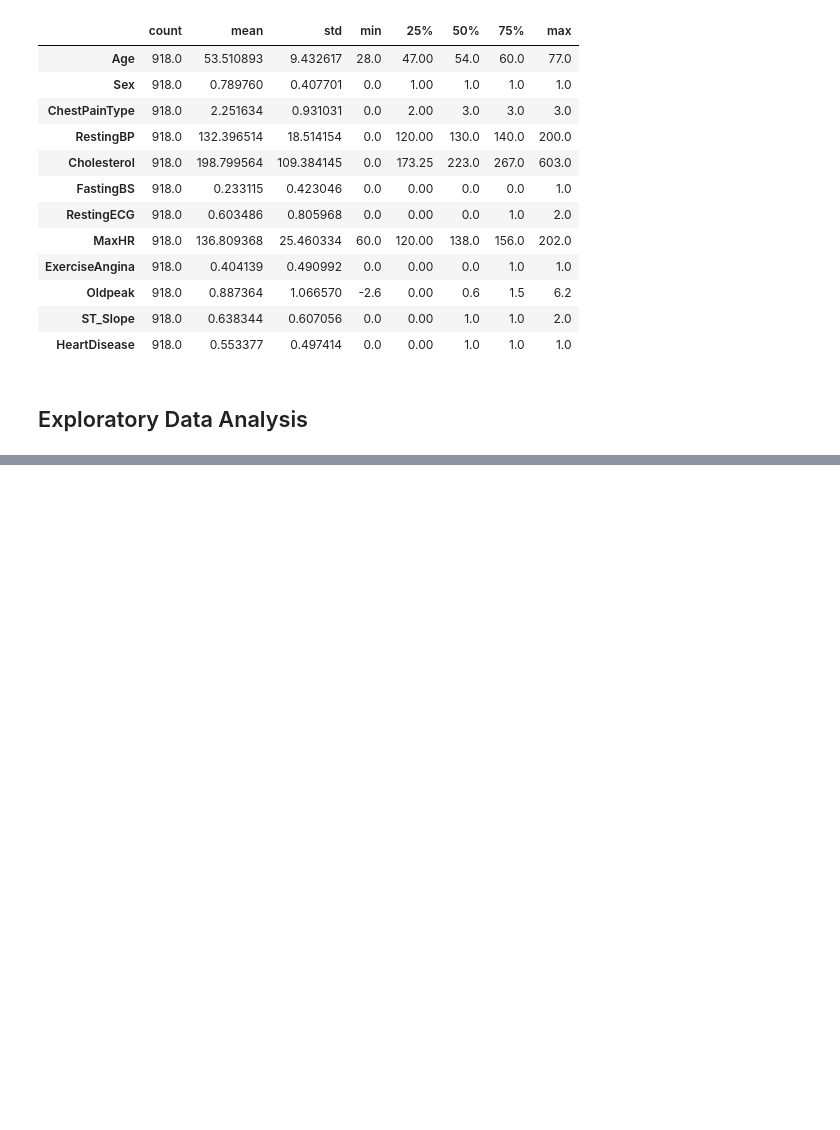
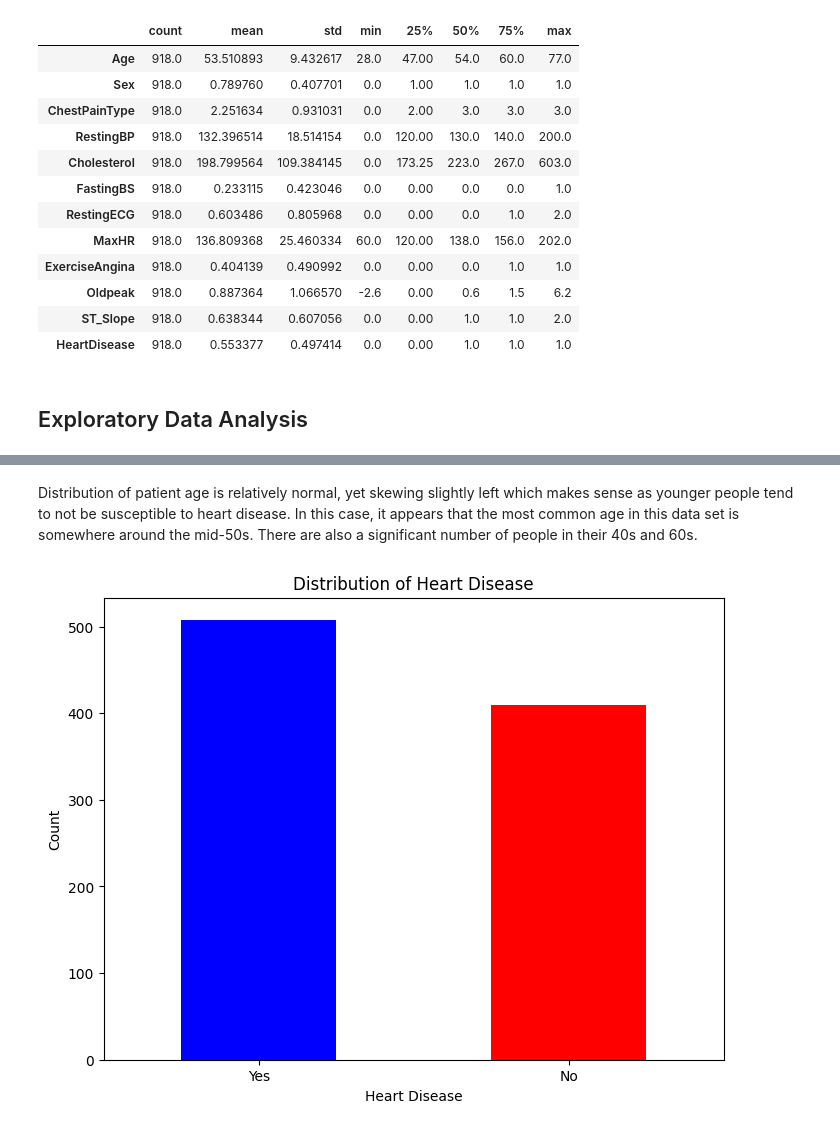
Before and after one commit to anchitr/CS677-Final-Project, a Jupyter notebook: anchitr_final_project.ipynb, the cells around one changed output, grey strips where cells are left out. Saved outputs shown, nothing was run; the diff lists cells and outputs as text; code cells hidden in the pictures; blank space fills up the shorter version.

```diff
--- a/anchitr_final_project.ipynb
+++ b/anchitr_final_project.ipynb
@@ -117,0 +127,24 @@ df.describe().T
+# %% [markdown]
+Distribution of patient age is relatively normal, yet skewing slightly left which makes sense as younger people tend to not be susceptible to heart disease. In this case, it appears that the most common age in this data set is somewhere around the mid-50s. There are also a significant number of people in their 40s and 60s.
+# %%
+# Count the number of each class of heart disease
+heart_disease_count = df["HeartDisease"].value_counts()
+
+# Define plot size
+plt.figure(figsize=(8, 6))
+
+# Plot values onto chart
+heart_disease_count.plot(kind="bar", color=["blue", "red"])
+
+# Define plot and axes titles
+plt.title("Distribution of Heart Disease")
+plt.xlabel("Heart Disease")
+plt.ylabel("Count")
+
+# Modify x-axix labels
+plt.xticks(ticks=[0, 1], labels=["Yes", "No"], rotation=0)
+
+# Display plot
+plt.show()
+# %% [output]
+[figure, added]
```
Also changed, not shown: parts of 11 cells of this notebook.
